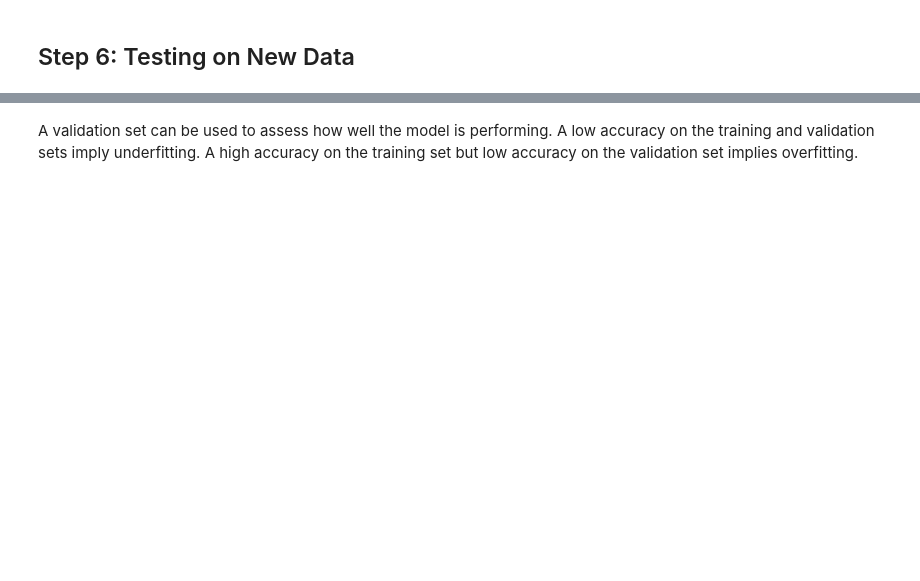
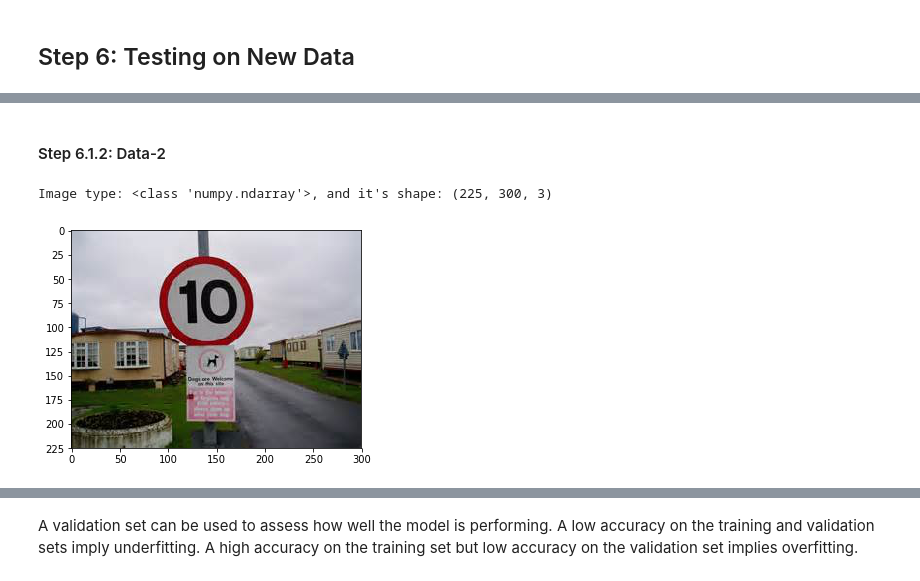
Before and after one commit to akshaybabloo/Car-ND, a Jupyter notebook: Term_1/TrafficSignalClassifier_6/P/Traffic_Sign_Classifier.ipynb, the cells around one changed output, grey strips where cells are left out. Drawn from its saved outputs; the diff is of its cells as text; code cells hidden in the pictures; blank space fills up the shorter version.

```diff
--- a/Term_1/TrafficSignalClassifier_6/P/Traffic_Sign_Classifier.ipynb
+++ b/Term_1/TrafficSignalClassifier_6/P/Traffic_Sign_Classifier.ipynb
@@ -352,0 +347,8 @@ def load_image():
+# %% [markdown]
+#### Step 6.1.2: Data-2
+# %%
+im2 = load_image('images/10.jpg')
+show_image_test(im2)
+# %% [output]
+Image type: <class 'numpy.ndarray'>, and it's shape: (225, 300, 3)
+[figure, added]
```
Also changed, not shown: parts of 51 cells of this notebook.
